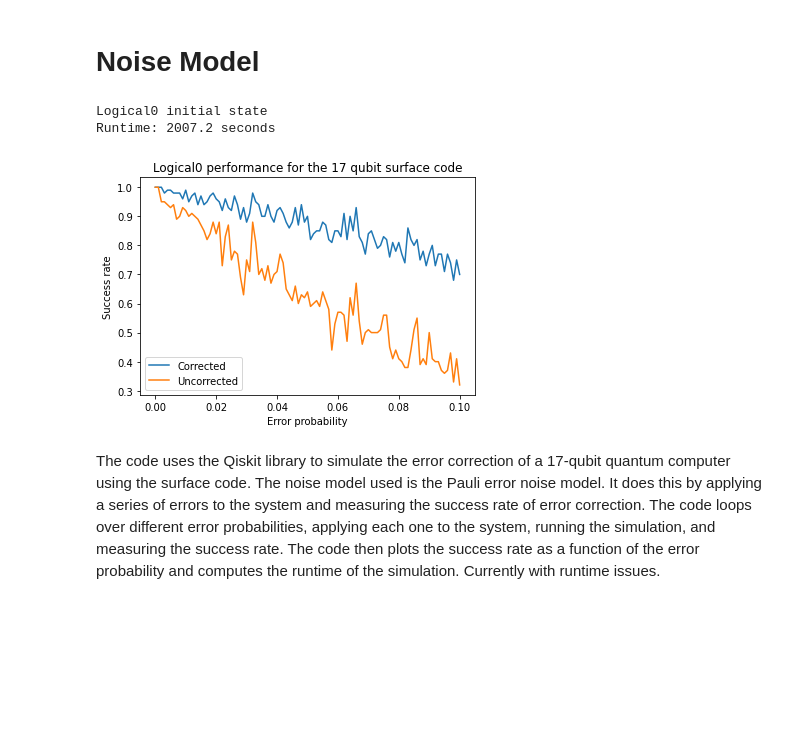
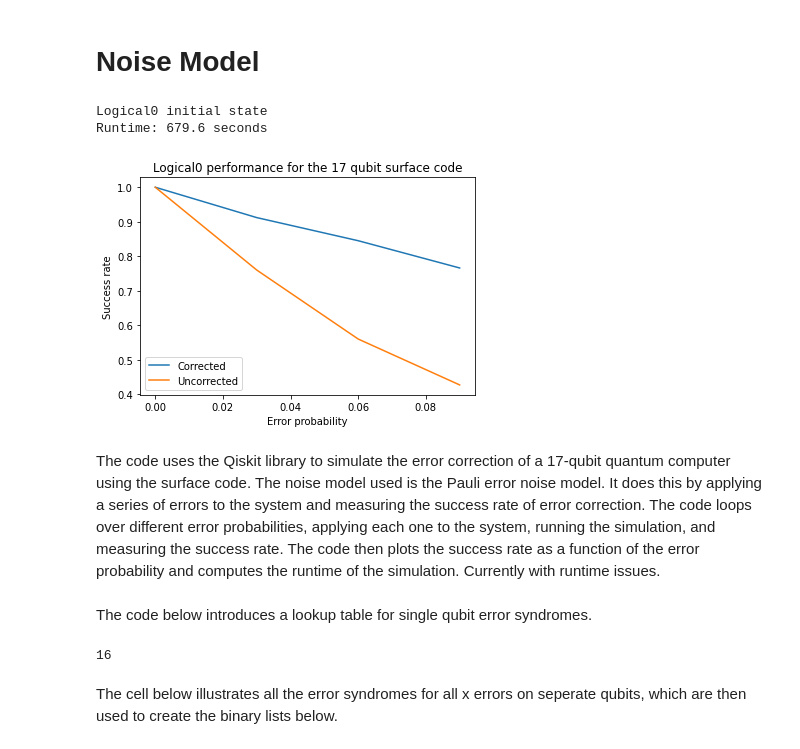
Before and after one commit to daschaich/QEC-Notebooks, a Jupyter notebook: 17 Qubit Surface Code.ipynb, the cells around one changed output. Saved outputs shown, nothing was run; the diff lists cells and outputs as text; code cells hidden in the pictures; blank space fills up the shorter version.

Commit message:
Lookup table
Beginning to create a lookup table to help decode error syndomes.

```diff
--- a/17 Qubit Surface Code.ipynb
+++ b/17 Qubit Surface Code.ipynb
@@ -98,6 +120,8 @@ new_circ.append(my_gate,[0,1,2,3,4,5,6,7,8,9,10,11,12,13,14,15,16])
 #     if i not in meas_qubits:
 #         new_circ.append(error, [i])
 
+new_circ.x(2)
+new_circ.x(5)
 
 new_circ.append(my_gate,[0,1,2,3,4,5,6,7,8,9,10,11,12,13,14,15,16])
 for i in range(0,8):
@@ -186,7 +210,7 @@ from qiskit_aer.noise import pauli_error
 # ------------------------------------------------------------------
 # Hard-coded constants
 random.seed(42)     # For reproducibility
-Nshots = 100
+Nshots = 1000
 
 q = QuantumRegister(17)              # Create 18-qubit quantum register
 c = ClassicalRegister(8)            # Create 8-bit classical register
@@ -198,11 +222,10 @@ meas_qubits = [0,4,5,6,10,11,12,16] # Create a list of ancilla qubits
 data_qubits = [1, 2, 3, 7, 8, 9, 13, 14, 15] # Create a list of data qubits
 x_conditions = [2, 8, 8, 18, 24, 72, 16, 16, 64] # Create a list of conditions of single x errors for c_if statements
 z_conditions = [4, 5, 1, 4, 36, 32, 128, 160, 32]  # Create a list of conditions of single z errors for c_if statements
-x_z_conditions = [6, 13, 9, 22, 60, 104, 144, 180, 96] # Create a list of conditions for x and z errors on single qubits
+                                                    # NOTE: Single errors still not all unique
+single_x_z_conditions = [6, 13, 9, 22, 60, 104, 144,96, 176] # Create a list of conditions for x and z errors on single qubits
 
-
-
-error_probs = np.arange(0, 0.101, 0.001)
+error_probs = np.arange(0, 0.101, 0.03)
 sc_gate = sc.to_gate() #create gate from surface code
 # ------------------------------------------------------------------
 
@@ -242,8 +265,8 @@ def scan_probs(init):
         for i in range(len(data_qubits)):
             sc.x(data_qubits[i]).c_if(c, x_conditions[i])
             sc.z(data_qubits[i]).c_if(c, z_conditions[i])
-            sc.x(data_qubits[i]).c_if(c, x_z_conditions[i])
-            sc.z(data_qubits[i]).c_if(c, x_z_conditions[i])
+            sc.x(data_qubits[i]).c_if(c, single_x_z_conditions[i])
+            sc.z(data_qubits[i]).c_if(c, single_x_z_conditions[i])
         # Add the classical register to the quantum circuit
 
         sc.add_register(cr)
@@ -283,34 +306,61 @@ def scan_probs(init):
 for state in ['zero']:
     runtime = -time.time()
     if state == 'zero':
         print("Logical0 initial state")
     else:
         # Blank line in output to separate results
         print("\nLogical+ initial state")
 
     success_rates, uncorr_rates = scan_probs(state)
 
     # Print runtime here to ignore time spent looking at plot
     runtime += time.time()
     print("Runtime: %0.1f seconds" % runtime)
 
     if state == 'zero':
       title = 'Logical0 performance for the 17 qubit surface code'
     else:
       title = 'Logical+ performance for the 17 qubit surface code'
 
     # Plot the success rate as a function of the error probability
     # TODO: ADD UNCORRECTED VS CORRECTED...
     plt.plot(error_probs, success_rates, label='Corrected')
     plt.plot(error_probs, uncorr_rates, label='Uncorrected')
     plt.title(title)
     plt.xlabel('Error probability')
     plt.ylabel('Success rate')
     plt.legend(loc='lower left')
     plt.show()
 # %% [output]
 Logical0 initial state
-Runtime: 2007.2 seconds
+Runtime: 679.6 seconds
-[figure, old version]
+[figure, new version]
 # %% [markdown]
 The code uses the Qiskit library to simulate the error correction of a 17-qubit quantum computer using the surface code. The noise model used is the Pauli error noise model. It does this by applying a series of errors to the system and measuring the success rate of error correction. The code loops over different error probabilities, applying each one to the system, running the simulation, and measuring the success rate. The code then plots the success rate as a function of the error probability and computes the runtime of the simulation. Currently with runtime issues.
+# %% [markdown]
+The code below introduces a lookup table for single qubit error syndromes.
+# %%
+lookup_table = {}
+x_conditions = [2, 8, 8, 18, 24, 72, 16, 16, 64] # Create a list of conditions of single x errors for c_if statements
+z_conditions = [4, 5, 1, 4, 36, 32, 128, 160, 32]  # Create a list of conditions of single z errors for c_if statements
+single_x_z_conditions = [6, 13, 9, 22, 60, 104, 144,96, 176] # Create a list of conditions for x and z errors on single qubits
+
+
+
+for i, (x, z, x_z) in enumerate(zip(x_conditions, z_conditions, single_x_z_conditions)):
+    lookup_table[(i, 'x')] = x
+    lookup_table[(i, 'z')] = z
+    lookup_table[(i, 'x_z')] = x_z
+
+
+# for i in range(len(data_qubits)):
+#     sc.x(data_qubits[i]).c_if(c, lookup_table[(i, 'x')])
+#     sc.z(data_qubits[i]).c_if(c, lookup_table[(i, 'z')])
+#     sc.x(data_qubits[i]).c_if(c, lookup_table[(i, 'x_z')])
+#     sc.z(data_qubits[i]).c_if(c, lookup_table[(i, 'x_z')])
+
+print(lookup_table[(7,'x')])
+# %% [output]
+16
+# %% [markdown]
+The cell below illustrates all the error syndromes for all x errors on seperate qubits, which are then used to create the binary lists below.
```
Also changed, not shown: parts of 8 cells of this notebook.
